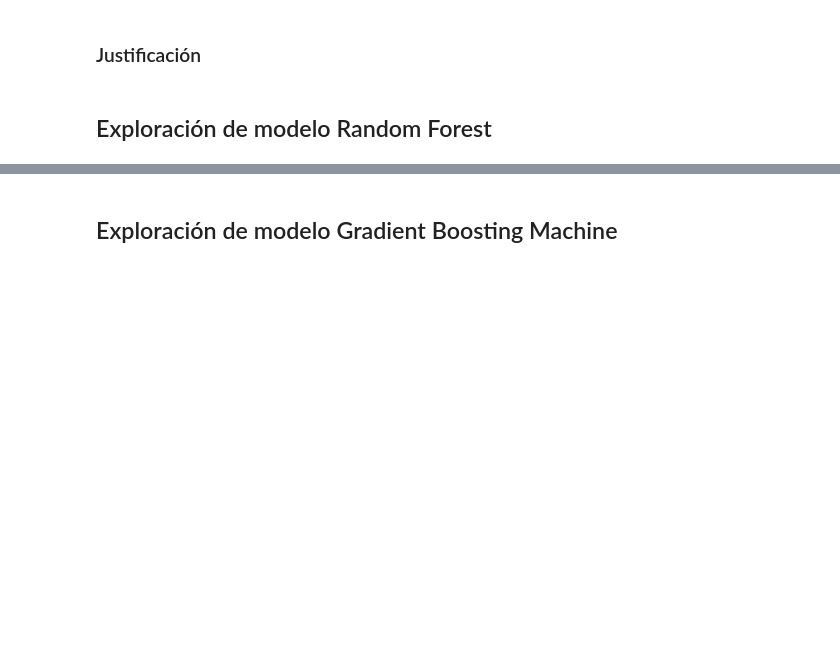
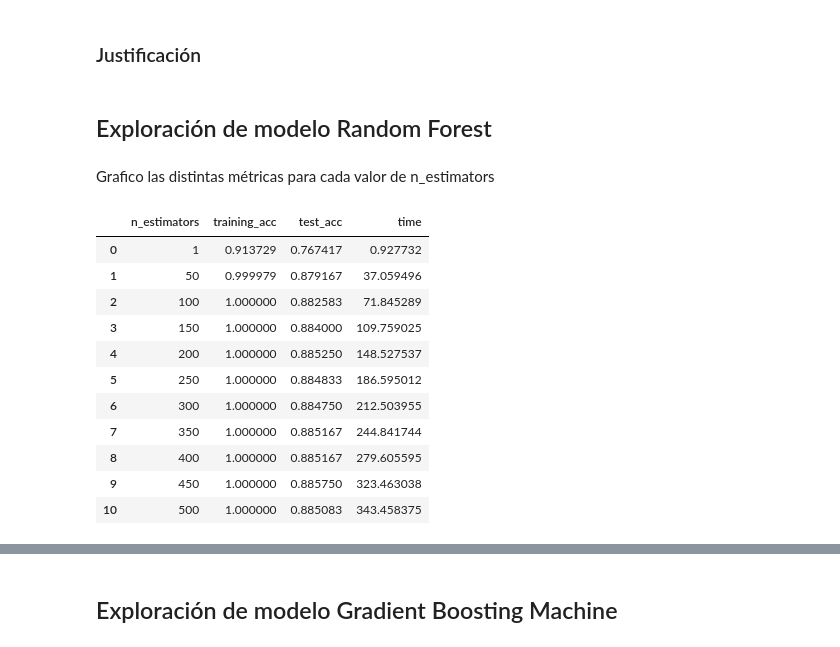
Before and after one commit to mcnanton/tp2AA, a Jupyter notebook: TP2AA.ipynb, the cells around one changed output, grey strips where cells are left out. Cells and saved outputs as stored; diff of their text form; code cells hidden in the pictures; blank space fills up the shorter version.

```diff
--- a/TP2AA.ipynb
+++ b/TP2AA.ipynb
@@ -407,0 +432,2 @@ ROC Score multiclass (macro) : {0: 0.879861111111111, 1: 0.9462962962962963, 2:
+# %% [markdown]
+Grafico las distintas métricas para cada valor de n_estimators
@@ -407,0 +436,15 @@ ROC Score multiclass (macro) : {0: 0.879861111111111, 1: 0.9462962962962963, 2:
+# %%
+scores_rf_df
+# %% [output]
+|  | n_estimators | training_acc | test_acc | time |
+| 0 | 1 | 0.913729 | 0.767417 | 0.927732 |
+| 1 | 50 | 0.999979 | 0.879167 | 37.059496 |
+| 2 | 100 | 1.000000 | 0.882583 | 71.845289 |
+| 3 | 150 | 1.000000 | 0.884000 | 109.759025 |
+| 4 | 200 | 1.000000 | 0.885250 | 148.527537 |
+| 5 | 250 | 1.000000 | 0.884833 | 186.595012 |
+| 6 | 300 | 1.000000 | 0.884750 | 212.503955 |
+| 7 | 350 | 1.000000 | 0.885167 | 244.841744 |
+| 8 | 400 | 1.000000 | 0.885167 | 279.605595 |
+| 9 | 450 | 1.000000 | 0.885750 | 323.463038 |
+| 10 | 500 | 1.000000 | 0.885083 | 343.458375 |
```
Also changed, not shown: parts of 6 cells of this notebook.
